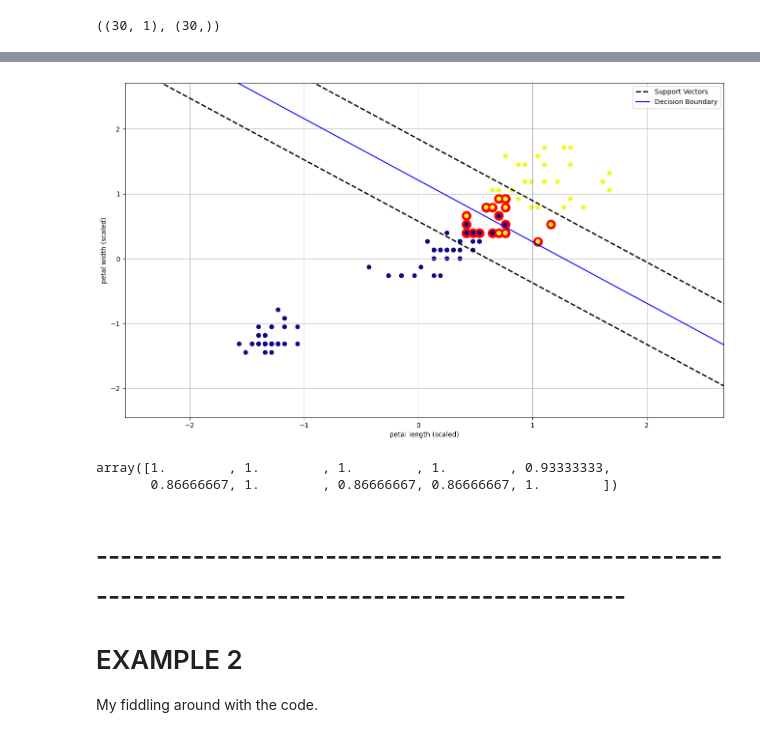
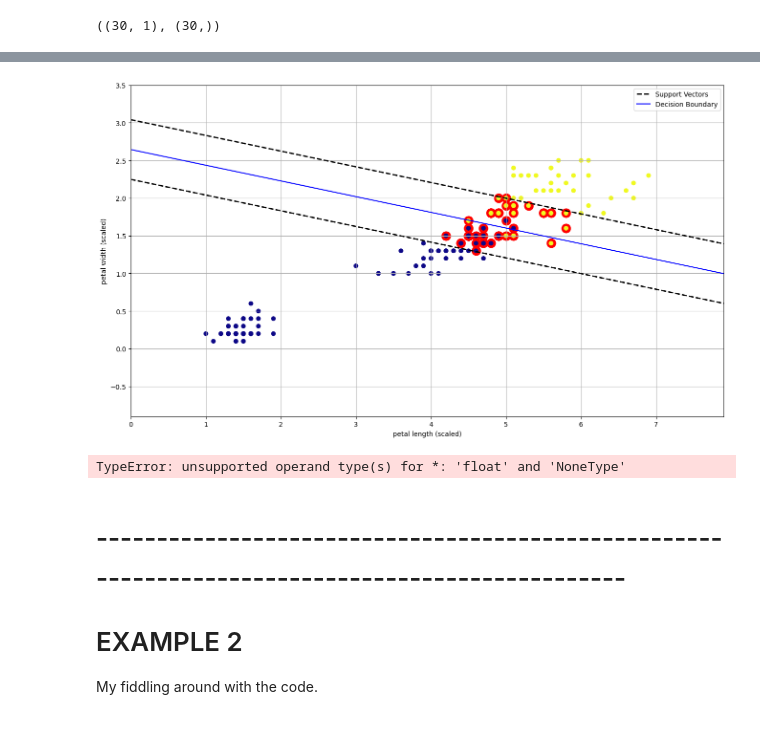
Before and after one commit to Ismaril/training, a Jupyter notebook: AI/algorithms_from_scratch/support_vector_machine.ipynb, the cells around one changed output, grey strips where cells are left out. Cells and saved outputs as stored; diff of their text form; code cells hidden in the pictures.

Commit message:
plotting update - work in progress

```diff
--- a/AI/algorithms_from_scratch/support_vector_machine.ipynb
+++ b/AI/algorithms_from_scratch/support_vector_machine.ipynb
@@ -81,10 +81,11 @@ X_train, X_test, y_train, y_test = train_test_split(X_scaled, y, test_size=0.2,
 # %%
 # CREATE ESTIMATOR
 from sklearn.base import BaseEstimator
+from my_extensions import MyModelExtensions
 
 
-class MyLinearSVC(BaseEstimator):
-    def __init__(self, C=1, eta0=1, eta_d=100, n_epochs=1000):
+class MyLinearSVC(BaseEstimator, MyModelExtensions):
+    def __init__(self, C=1, eta0=1, eta_d=1000, n_epochs=1000):
         """
         This class uses soft margin SVM to classify the data. It uses hinge loss as a loss function.
         This means that if you have parameter "C" then you are using soft margin SVM.
@@ -96,8 +97,9 @@ class MyLinearSVC(BaseEstimator):
         :param random_state:
         """
 
-        # I you are confused why some "selfs" have different colors.
+        # If you are confused why some "selfs" have different colors.
         # It is because of the base class which has its own color for self.
+        super().__init__()
         self.C = C
         self.eta0 = eta0
         self.eta_d = eta_d
@@ -220,6 +222,7 @@ class MyLinearSVC(BaseEstimator):
 
         _, _, support_vectors_idx = self.select_margin_violators(X_t, t)
         self.support_vectors_ = X[support_vectors_idx]
+        self.losses = self.Js
         return self
 
     def decision_function(self, X):
@@ -237,7 +240,7 @@ array([30, 40])
 # %%
 # TRAIN MODEL
 
-svm = MyLinearSVC(C=1, eta0=1, eta_d=1000, n_epochs=20000)
+svm1 = MyLinearSVC(C=1, eta0=1, eta_d=1000, n_epochs=2000)
 # %%
-svm.fit(X_train, y_train)
+svm1.fit(X_train, y_train)
 # %% [output]
@@ -315,8 +369,17 @@ def plot_decision_boundary_from_weights(model, X_plot, y_plot, X_test, xlabel="F
 # %%
 # todo: need to check what is actually a margin violation
-plot_decision_boundary_from_weights(svm, X_train, y_train, X_train, "petal length (scaled)", "petal width (scaled)")
+plot_decision_boundary_from_weights(svm1, X, y, "petal length (scaled)", "petal width (scaled)")
 # %% [output]
-[figure, old version]
+[figure, new version]
+# %%
+from data_plotting import Plots
+plot1 = Plots()
+
+# model = MyLinearSVC(C=1, eta0=1, eta_d=1000, n_epochs=2000)
+# model.fit(X, y)
+plot1.plot_decision_boundary(MyLinearSVC(), X, y)
+# %% [output]
+TypeError: unsupported operand type(s) for *: 'float' and 'NoneType'
 # %%
 # Cross validation
 from sklearn.model_selection import cross_val_score
@@ -325,11 +388,8 @@ from sklearn.model_selection import cross_val_score
 # other side of the decision boundary. But it really depends on how the dataset is split since
 # there are only a few datapoints the complete dataset.
 
-scores = cross_val_score(svm, X_scaled, y, cv=10, scoring="accuracy")
+scores = cross_val_score(svm1, X_scaled, y, cv=10, scoring="accuracy")
 scores
-# %% [output]
-array([1.        , 1.        , 1.        , 1.        , 0.93333333,
-       0.86666667, 1.        , 0.86666667, 0.86666667, 1.        ])
 # %% [markdown]
 # ------------------------------------------------------------------------------------------------
 # EXAMPLE 2
```
Also changed, not shown: parts of 18 cells of this notebook, 2 other files.
